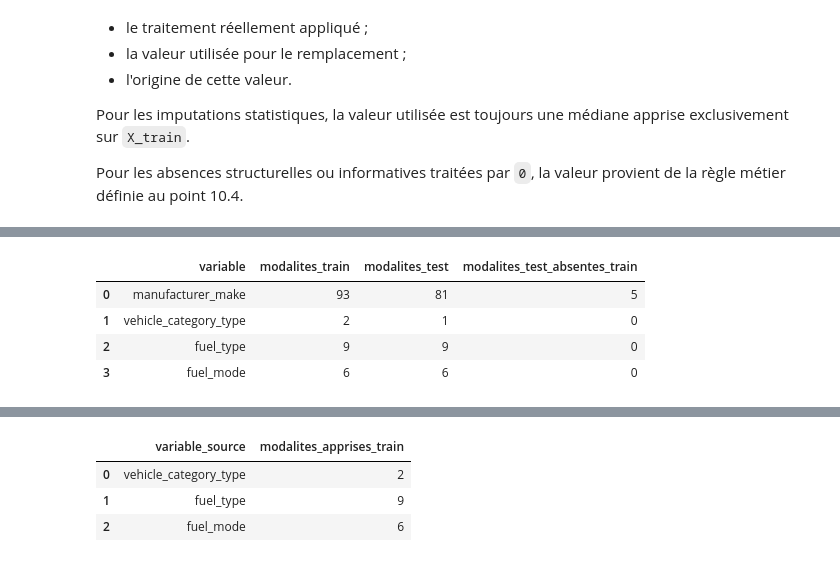
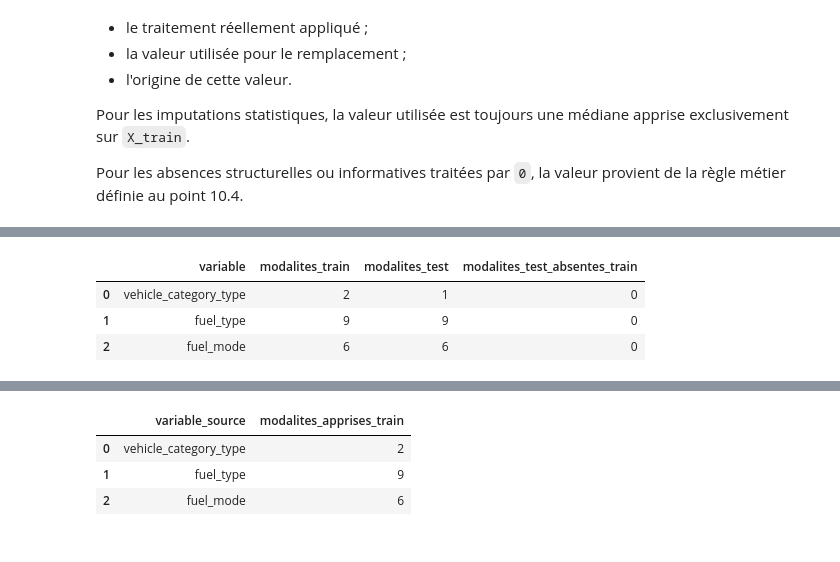
Before and after one commit to julienmbandong/vehicle-emissions-prediction-mlops, a Jupyter notebook: notebooks/03_ml_preprocessing/03_train_test_preprocessing.ipynb, the cells around one changed output, grey strips where cells are left out. Saved outputs shown, nothing was run; the diff lists cells and outputs as text; code cells hidden in the pictures.

```diff
--- a/notebooks/03_ml_preprocessing/03_train_test_preprocessing.ipynb
+++ b/notebooks/03_ml_preprocessing/03_train_test_preprocessing.ipynb
@@ -2785,10 +3814,9 @@ données réellement utilisées lors de l'exécution.
 # %%
 # ---------------------------------------------------------------------
-# 10.13 - Contrôle préalable à l'encodage des variables catégorielles
+# 10.12 - Contrôle préalable à l'encodage des variables catégorielles
 # ---------------------------------------------------------------------
 
 categorical_columns = [
-    "manufacturer_make",
     "vehicle_category_type",
     "fuel_type",
     "fuel_mode",
@@ -2859,9 +3887,6 @@ categorical_cardinality_df = pd.DataFrame(
     categorical_cardinality_report
 )
 
-print("CARDINALITÉ DES VARIABLES CATÉGORIELLES")
-display(categorical_cardinality_df)
-
 
 # ---------------------------------------------------------------------
 # 3. Identification des modalités présentes dans Test
@@ -2888,15 +3913,14 @@ for column in categorical_columns:
         test_categories - train_categories
     )
 
-    if unseen_categories:
+    for category in unseen_categories:
 
-        for category in unseen_categories:
-            unseen_categories_report.append(
-                {
-                    "variable": column,
-                    "modalite_absente_train": category,
-                }
-            )
+        unseen_categories_report.append(
+            {
+                "variable": column,
+                "modalite_absente_train": category,
+            }
+        )
 
 
 unseen_categories_df = pd.DataFrame(
@@ -2905,28 +3929,71 @@ unseen_categories_df = pd.DataFrame(
 
 
 # ---------------------------------------------------------------------
-# 4. Affichage des éventuelles catégories inconnues
+# 4. Résumé contextualisé
 # ---------------------------------------------------------------------
 
-print("\nMODALITÉS PRÉSENTES DANS TEST MAIS ABSENTES DE TRAIN")
+print(
+    "=== Contrôle préalable au One-Hot Encoding ==="
+)
+
+print(
+    f"\nNombre de variables catégorielles retenues : "
+    f"{len(categorical_columns)}"
+)
+
+print(
+    "\nVariables concernées :"
+)
+
+for column in categorical_columns:
+    print(f"  - {column}")
+
+print(
+    "\nLe tableau suivant compare la cardinalité observée "
+    "dans X_train_processed et X_test_processed."
+)
+
+display(
+    categorical_cardinality_df
+)
+
+
+# ---------------------------------------------------------------------
+# 5. Modalités inconnues dans Test
+# ---------------------------------------------------------------------
+
+print(
+    "\n=== Modalités présentes dans Test "
+    "mais absentes de Train ==="
+)
 
 if unseen_categories_df.empty:
 
     print(
-        "Aucune modalité de X_test_processed "
-        "n'est absente de X_train_processed."
+        "\nAucune modalité de X_test_processed "
+        "n'est absente de X_train_processed "
+        "pour les trois variables catégorielles."
     )
 
 else:
 
-    display(unseen_categories_df)
+    print(
+        "\nLes modalités suivantes sont présentes dans Test "
+        "mais absentes de Train :"
+    )
+
+    display(
+        unseen_categories_df
+    )
 
 
 # ---------------------------------------------------------------------
-# 5. Conclusion du contrôle
+# 6. Conclusion
 # ---------------------------------------------------------------------
 
 print(
-    "\n✅ Contrôle préalable à l'encodage terminé."
+    "\n✅ Contrôle préalable terminé : "
+    "les trois variables catégorielles sont prêtes "
+    "pour le One-Hot Encoding."
 )
 # %% [output]
@@ -2934,5 +4010,4 @@ CARDINALITÉ DES VARIABLES CATÉGORIELLES
 |  | variable | modalites_train | modalites_test | modalites_test_absentes_train |
-| 0 | manufacturer_make | 93 | 81 | 5 |
-| 1 | vehicle_category_type | 2 | 1 | 0 |
-| 2 | fuel_type | 9 | 9 | 0 |
-| 3 | fuel_mode | 6 | 6 | 0 |
+| 0 | vehicle_category_type | 2 | 1 | 0 |
+| 1 | fuel_type | 9 | 9 | 0 |
+| 2 | fuel_mode | 6 | 6 | 0 |
```
Also changed, not shown: parts of 52 cells of this notebook, 1 other file.
